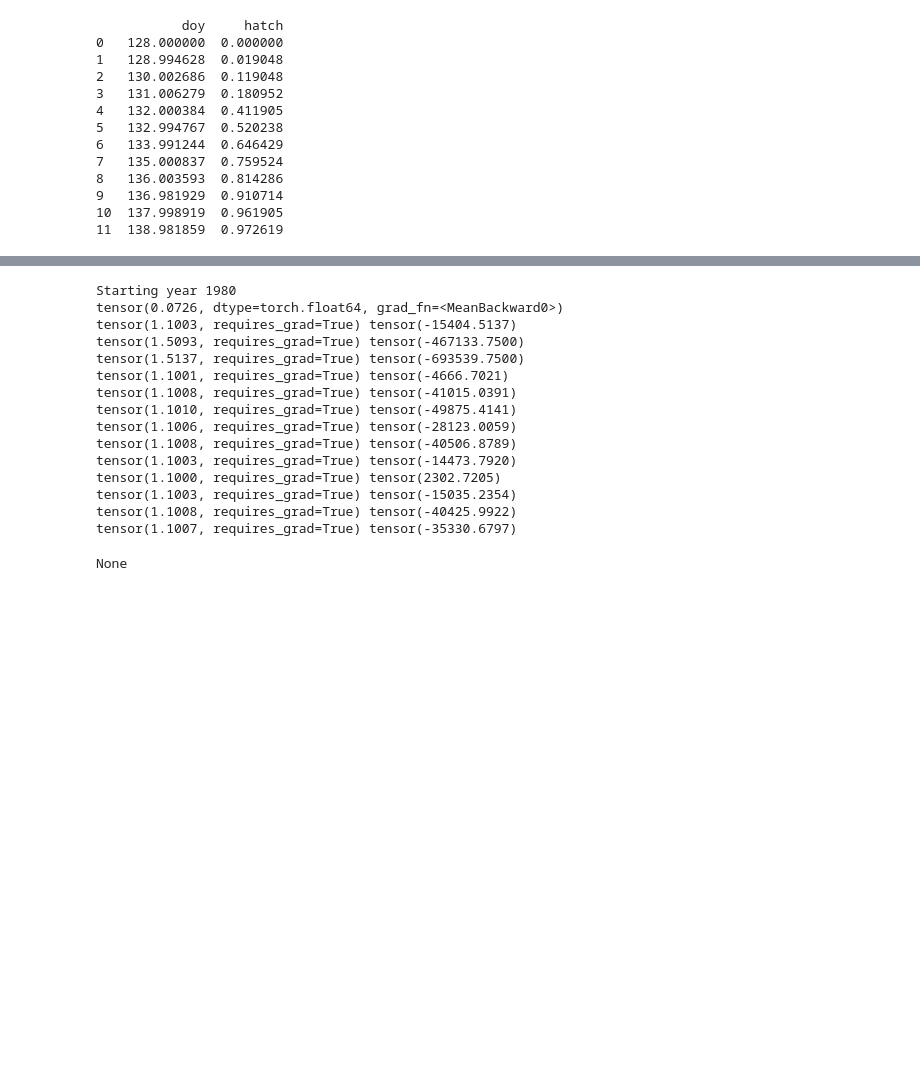
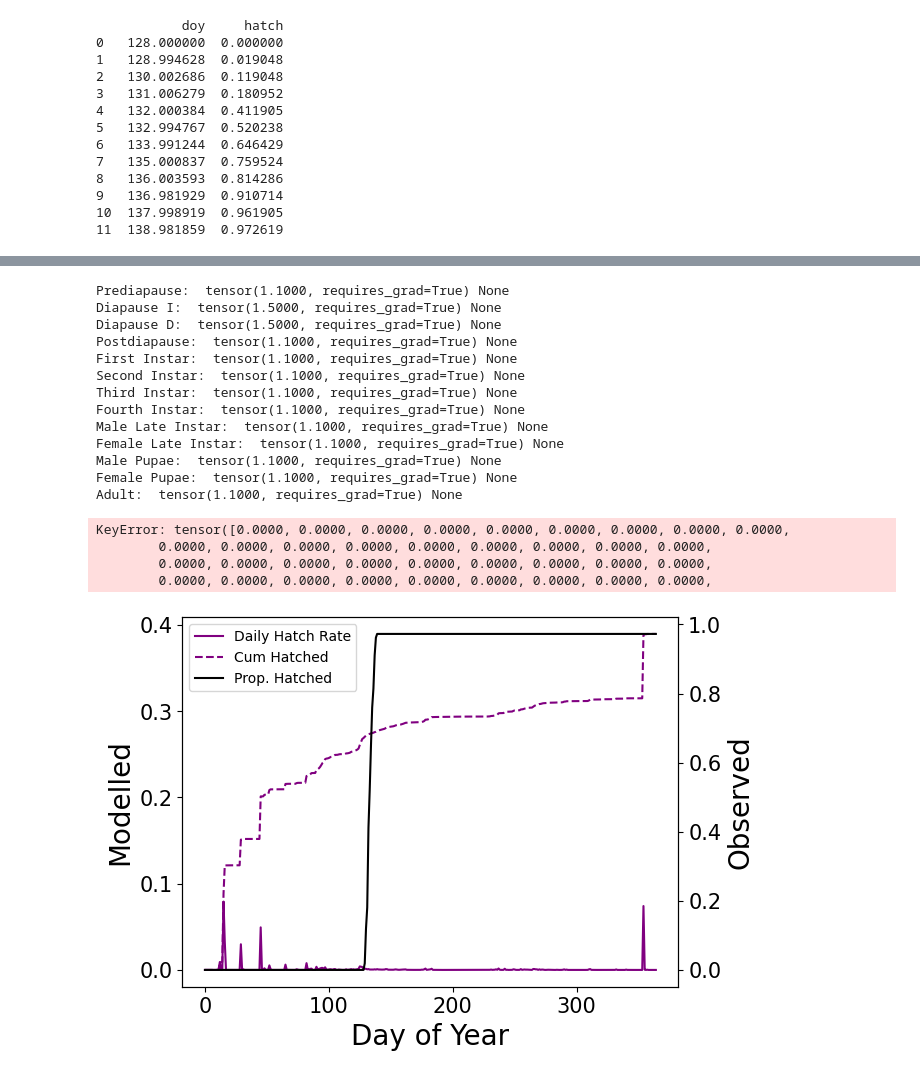
Before and after one commit to camjay99/SpongyMothIPM, a Jupyter notebook: notebooks/training_example.ipynb, the cells around one changed output, grey strips where cells are left out. Cells and saved outputs as stored; diff of their text form; code cells hidden in the pictures; blank space fills up the shorter version.

```diff
--- a/notebooks/training_example.ipynb
+++ b/notebooks/training_example.ipynb
@@ -197,7 +357,7 @@ class SimpleModel():
 validation = pd.read_csv('../data/mont_st_hilaire/hilaire_88.csv')
 print(validation)
 validation['doy'] = validation['doy'].round()
-validation = np.interp(np.arange(100, 201),
+validation = np.interp(np.arange(0, 365),
                        validation['doy'],
                        validation['hatch'])
 validation = torch.tensor(validation)
@@ -215,10 +375,3 @@ validation = torch.tensor(validation)
 9   136.981929  0.910714
 10  137.998919  0.961905
 11  138.981859  0.972619
-# %%
-torch.autograd.set_detect_anomaly(False)
-
-model = SimpleModel()
-model.init_pop()
-model.forward()
-model.update_params(validation)
@@ -241,4 +377,0 @@ tensor(1.1000, requires_grad=True) tensor(-35134.4102)
-# %%
-model.init_pop()
-model.forward()
-model.update_params(validation)
@@ -261,24 +378,28 @@ tensor(1.1004, requires_grad=True) tensor(-35232.4297)
-# %%
-model.init_pop()
-model.forward()
-model.update_params(validation)
-# %% [output]
-Starting year 1980
-tensor(0.0726, dtype=torch.float64, grad_fn=<MeanBackward0>)
-tensor(1.1003, requires_grad=True) tensor(-15404.5137)
-tensor(1.5093, requires_grad=True) tensor(-467133.7500)
-tensor(1.5137, requires_grad=True) tensor(-693539.7500)
-tensor(1.1001, requires_grad=True) tensor(-4666.7021)
-tensor(1.1008, requires_grad=True) tensor(-41015.0391)
-tensor(1.1010, requires_grad=True) tensor(-49875.4141)
-tensor(1.1006, requires_grad=True) tensor(-28123.0059)
-tensor(1.1008, requires_grad=True) tensor(-40506.8789)
-tensor(1.1003, requires_grad=True) tensor(-14473.7920)
-tensor(1.1000, requires_grad=True) tensor(2302.7205)
-tensor(1.1003, requires_grad=True) tensor(-15035.2354)
-tensor(1.1008, requires_grad=True) tensor(-40425.9922)
-tensor(1.1007, requires_grad=True) tensor(-35330.6797)
-# %%
-print(model.prediapause.sigma.grad)
-# %% [output]
-None
+# %%
+learning_rate = 1e-7
+model = SimpleModel()
+for i in range(10):
+    model.init_pop()
+    model.forward(300, 1988, 0, 1990, 365, False)
+    plot_match(model)
+    model.print_params()
+    model.update_params(validation, 1988)
+# %% [output]
+Prediapause:  tensor(1.1000, requires_grad=True) None
+Diapause I:  tensor(1.5000, requires_grad=True) None
+Diapause D:  tensor(1.5000, requires_grad=True) None
+Postdiapause:  tensor(1.1000, requires_grad=True) None
+First Instar:  tensor(1.1000, requires_grad=True) None
+Second Instar:  tensor(1.1000, requires_grad=True) None
+Third Instar:  tensor(1.1000, requires_grad=True) None
+Fourth Instar:  tensor(1.1000, requires_grad=True) None
+Male Late Instar:  tensor(1.1000, requires_grad=True) None
+Female Late Instar:  tensor(1.1000, requires_grad=True) None
+Male Pupae:  tensor(1.1000, requires_grad=True) None
+Female Pupae:  tensor(1.1000, requires_grad=True) None
+Adult:  tensor(1.1000, requires_grad=True) None
+KeyError: tensor([0.0000, 0.0000, 0.0000, 0.0000, 0.0000, 0.0000, 0.0000, 0.0000, 0.0000,
+        0.0000, 0.0000, 0.0000, 0.0000, 0.0000, 0.0000, 0.0000, 0.0000, 0.0000,
+        0.0000, 0.0000, 0.0000, 0.0000, 0.0000, 0.0000, 0.0000, 0.0000, 0.0000,
+        0.0000, 0.0000, 0.0000, 0.0000, 0.0000, 0.0000, 0.0000, 0.0000, 0.0000,
+[figure, added]
```
Also changed, not shown: parts of 19 cells of this notebook, 3 other files.
